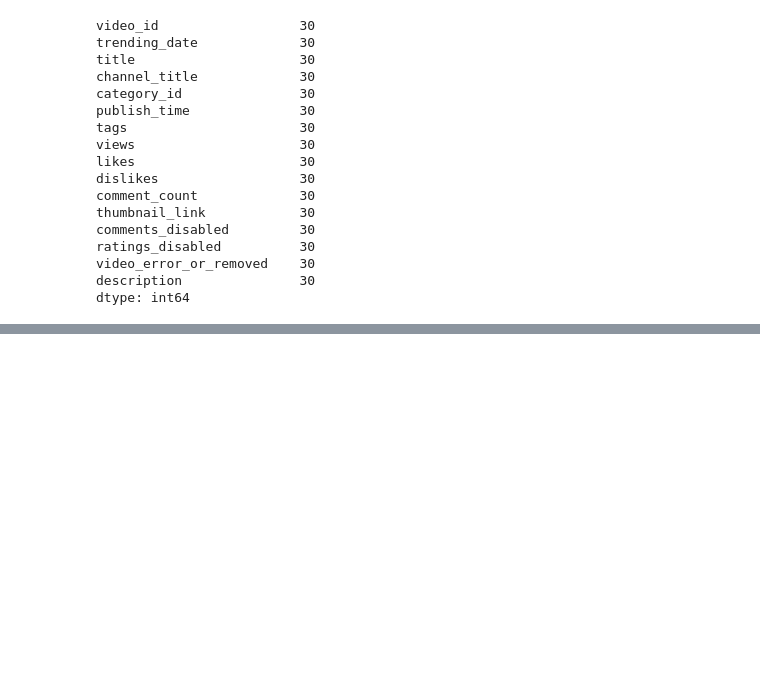
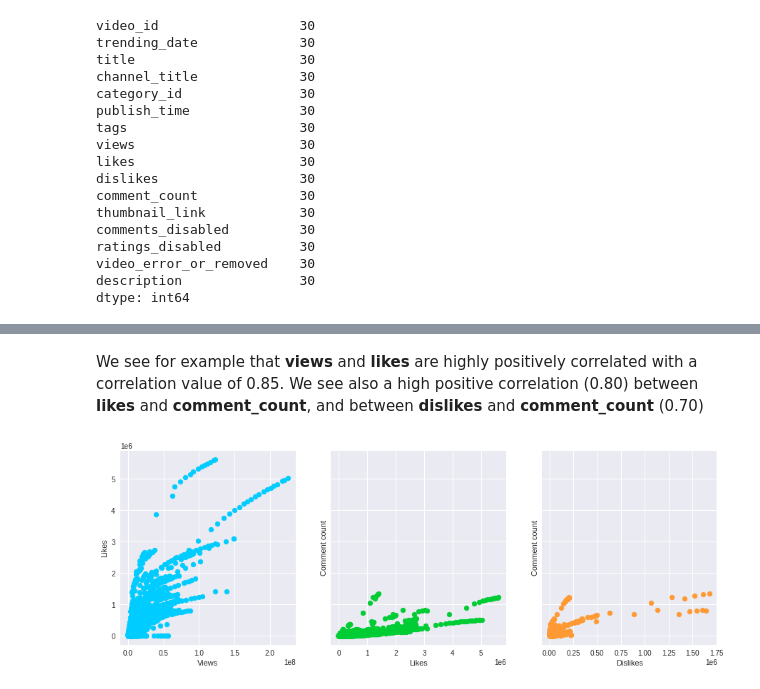
Before and after one commit to KieuSonTung/Data_Preparation, a Jupyter notebook: Youtube_Trending_Data.ipynb, the cells around one changed output, grey strips where cells are left out. Saved outputs shown, nothing was run; the diff lists cells and outputs as text; code cells hidden in the pictures; blank space fills up the shorter version.

```diff
--- a/Youtube_Trending_Data.ipynb
+++ b/Youtube_Trending_Data.ipynb
@@ -282,0 +347,13 @@ US_df[US_df.title == 'Justice League - Movie Review']
+# %% [markdown]
+We see for example that **views** and **likes** are highly positively correlated with a correlation value of 0.85. We see also a high positive correlation (0.80) between **likes** and **comment_count**, and between **dislikes** and **comment_count** (0.70)
+# %%
+fig, (ax1, ax2, ax3) = plt.subplots(1, 3, figsize=(15, 5), sharey=True)
+ax1.scatter(US_df.views, US_df.likes, c='#00CCFF')
+ax1.set(xlabel='Views', ylabel='Likes')
+ax2.scatter(US_df.likes, US_df.comment_count, c='#00CC33')
+ax2.set(xlabel='Likes', ylabel='Comment count')
+ax3.scatter(US_df.dislikes, US_df.comment_count, c='#FF9933')
+ax3.set(xlabel='Dislikes', ylabel='Comment count')
+plt.show()
+# %% [output]
+[figure, added]
```
Also changed, not shown: parts of 13 cells of this notebook.
